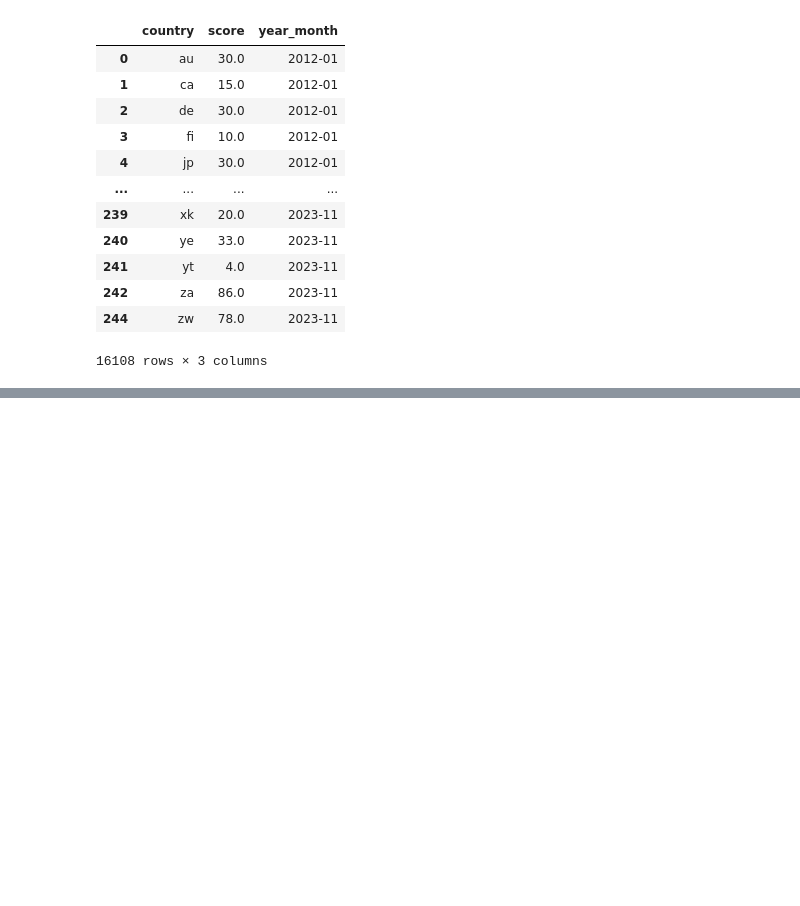
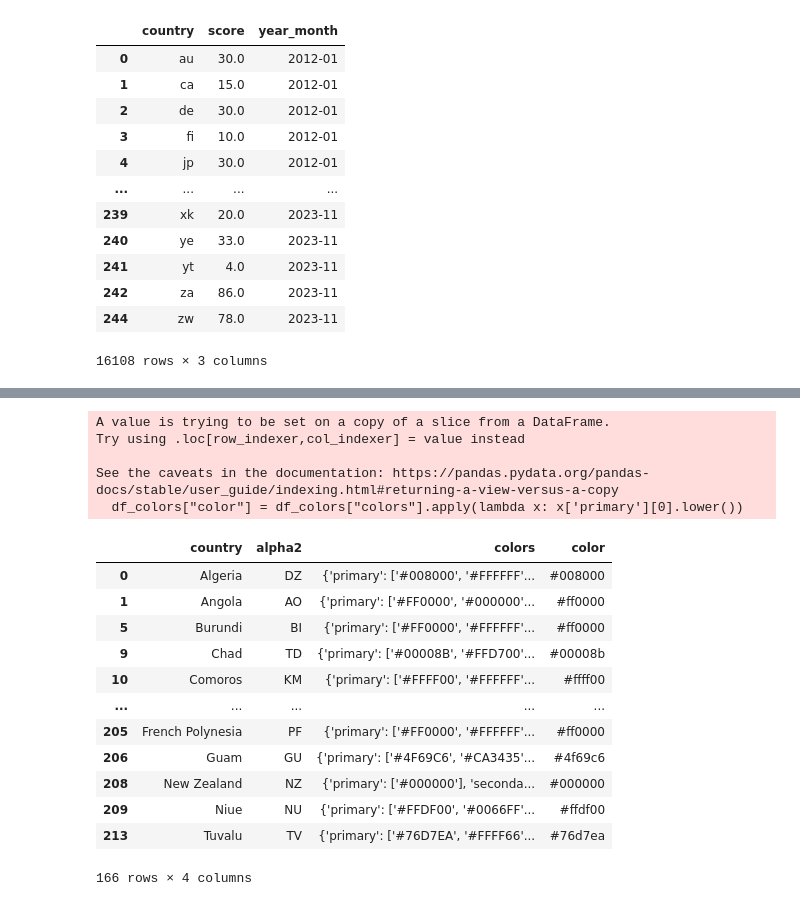
Before and after one commit to ColasDroin/pre_analysis, a Jupyter notebook: analysis_fig_4.ipynb, the cells around one changed output, grey strips where cells are left out. Cells and saved outputs as stored; diff of their text form; code cells hidden in the pictures; blank space fills up the shorter version.

```diff
--- a/analysis_fig_4.ipynb
+++ b/analysis_fig_4.ipynb
@@ -257,0 +329,6 @@ See the caveats in the documentation: https://pandas.pydata.org/pandas-docs/stab
+# %%
+# Always have all country for each month (with score 0, potentially)
+data_top_1000_final = data_top_1000_final.set_index(["year_month", "country"]).unstack(fill_value=0).stack().reset_index()
+
+# Sort each month by country
+data_top_1000_final = data_top_1000_final.sort_values(["year_month", "country"])
@@ -257,0 +351,4 @@ See the caveats in the documentation: https://pandas.pydata.org/pandas-docs/stab
+# %%
+# Load the country colors from /Users/cdroin/Library/CloudStorage/GoogleDrive-colasdroin@gmail.com/Mon Drive/Data_viz/speedruns/pre_analysis/data/national_colors.json
+df_colors = pd.read_json("data/national_colors.json")
+df_colors
@@ -257,0 +369,27 @@ See the caveats in the documentation: https://pandas.pydata.org/pandas-docs/stab
+# %%
+# Only keep the countries that are in the score data
+df_colors = df_colors[df_colors["alpha2"].isin(data_top_1000_final["country"].unique())]
+
+# Only keep the first primary color
+df_colors["color"] = df_colors["colors"].apply(lambda x: x['primary'][0].lower())
+
+df_colors
+# %% [output]
+A value is trying to be set on a copy of a slice from a DataFrame.
+Try using .loc[row_indexer,col_indexer] = value instead
+
+See the caveats in the documentation: https://pandas.pydata.org/pandas-docs/stable/user_guide/indexing.html#returning-a-view-versus-a-copy
+  df_colors["color"] = df_colors["colors"].apply(lambda x: x['primary'][0].lower())
+|  | country | alpha2 | colors | color |
+| 0 | Algeria | DZ | {'primary': ['#008000', '#FFFFFF'... | #008000 |
+| 1 | Angola | AO | {'primary': ['#FF0000', '#000000'... | #ff0000 |
+| 5 | Burundi | BI | {'primary': ['#FF0000', '#FFFFFF'... | #ff0000 |
+| 9 | Chad | TD | {'primary': ['#00008B', '#FFD700'... | #00008b |
+| 10 | Comoros | KM | {'primary': ['#FFFF00', '#FFFFFF'... | #ffff00 |
+| ... | ... | ... | ... | ... |
+| 205 | French Polynesia | PF | {'primary': ['#FF0000', '#FFFFFF'... | #ff0000 |
+| 206 | Guam | GU | {'primary': ['#4F69C6', '#CA3435'... | #4f69c6 |
+| 208 | New Zealand | NZ | {'primary': ['#000000'], 'seconda... | #000000 |
+| 209 | Niue | NU | {'primary': ['#FFDF00', '#0066FF'... | #ffdf00 |
+| 213 | Tuvalu | TV | {'primary': ['#76D7EA', '#FFFF66'... | #76d7ea |
+166 rows × 4 columns
```
Also changed, not shown: parts of 14 cells of this notebook, 1 other file.
